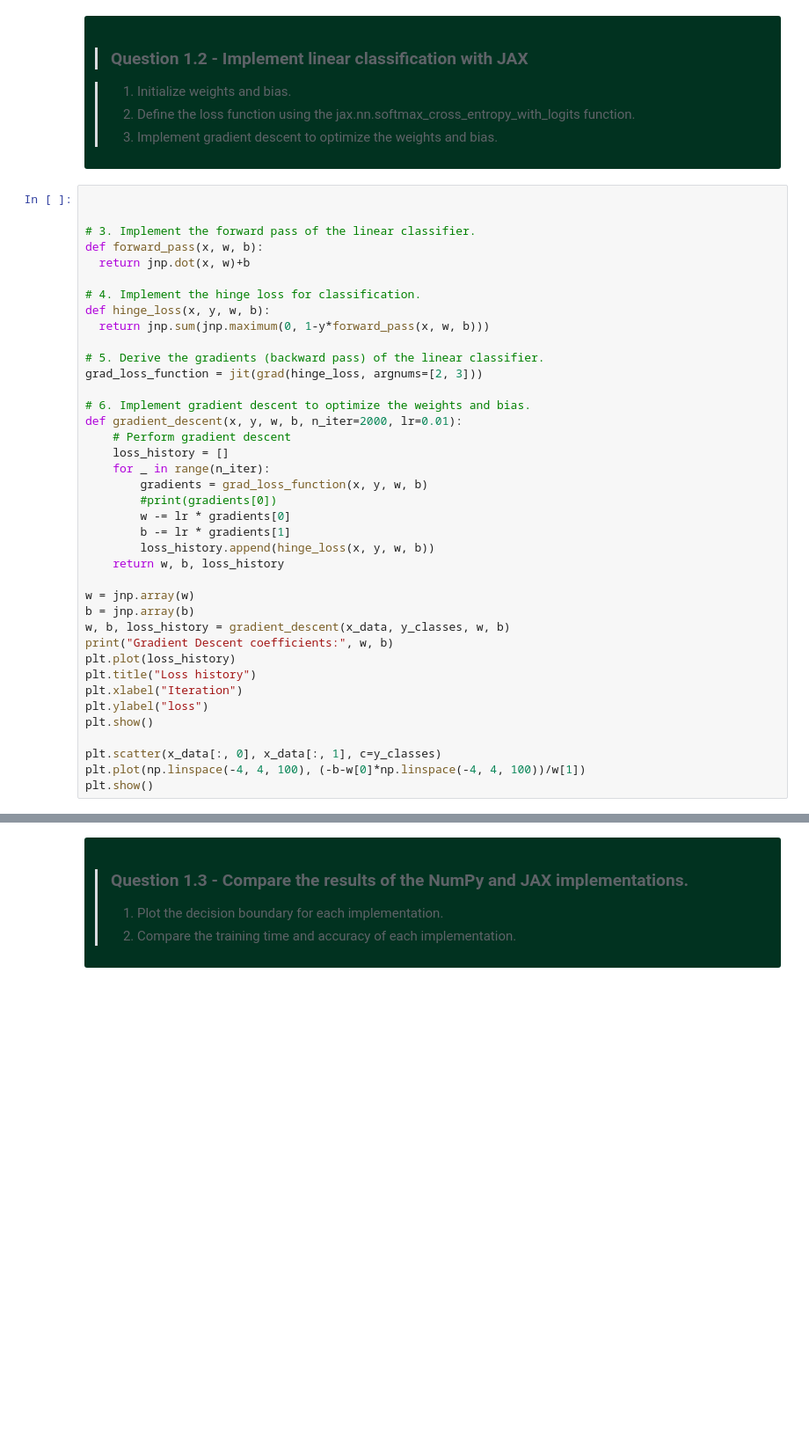
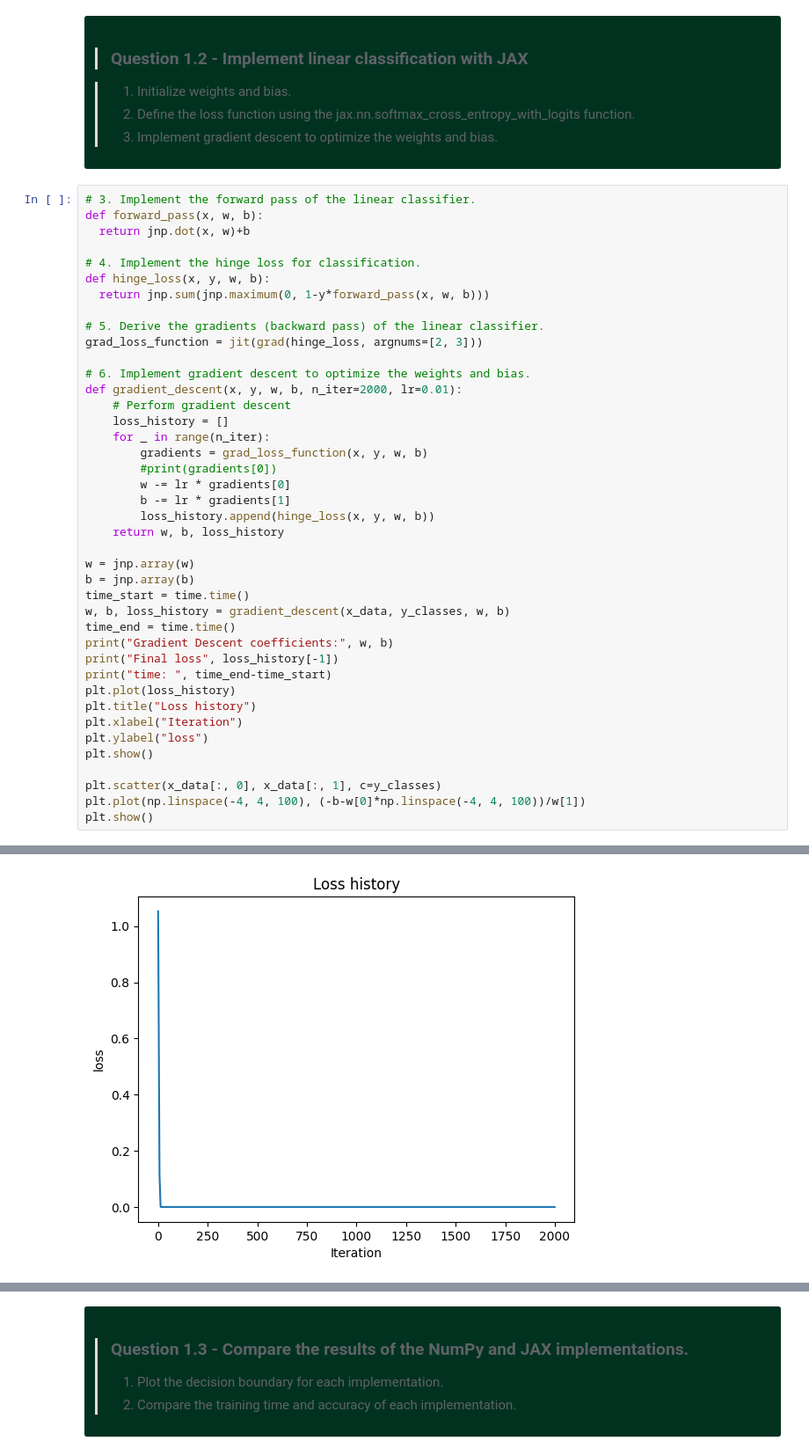
Before and after one commit to yutian-zhao/creative_ml, a Jupyter notebook: 01a_machine_learning.ipynb, the cells around one changed output, grey strips where cells are left out. Shown: that part at 88% size. Drawn from its saved outputs; the diff is of its cells as text; blank space fills up the shorter version.

```diff
--- a/01a_machine_learning.ipynb
+++ b/01a_machine_learning.ipynb
@@ -650,8 +673,6 @@ plt.show()
 
 </div>
 # %%
-
-
 # 3. Implement the forward pass of the linear classifier.
 def forward_pass(x, w, b):
   return jnp.dot(x, w)+b
@@ -677,8 +698,12 @@ def gradient_descent(x, y, w, b, n_iter=2000, lr=0.01):
 
 w = jnp.array(w)
 b = jnp.array(b)
+time_start = time.time()
 w, b, loss_history = gradient_descent(x_data, y_classes, w, b)
+time_end = time.time()
 print("Gradient Descent coefficients:", w, b)
+print("Final loss", loss_history[-1])
+print("time: ", time_end-time_start)
 plt.plot(loss_history)
 plt.title("Loss history")
 plt.xlabel("Iteration")
@@ -688,3 +713,4 @@ plt.show()
 plt.scatter(x_data[:, 0], x_data[:, 1], c=y_classes)
 plt.plot(np.linspace(-4, 4, 100), (-b-w[0]*np.linspace(-4, 4, 100))/w[1])
 plt.show()
+# %% [output]
@@ -690,0 +720 @@ plt.show()
+[figure, added]
```
Also changed, not shown: parts of 40 cells of this notebook, 1 other file.
